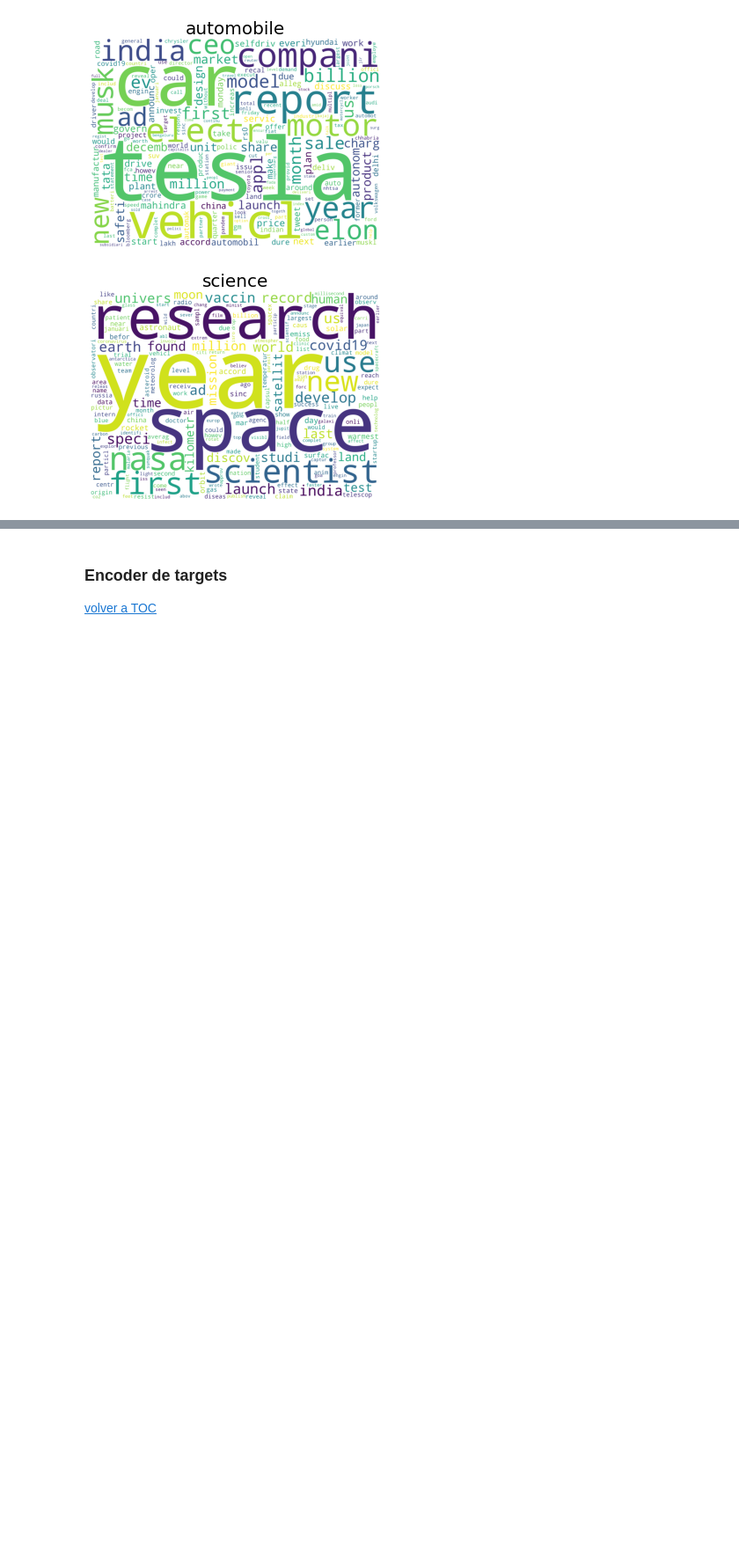
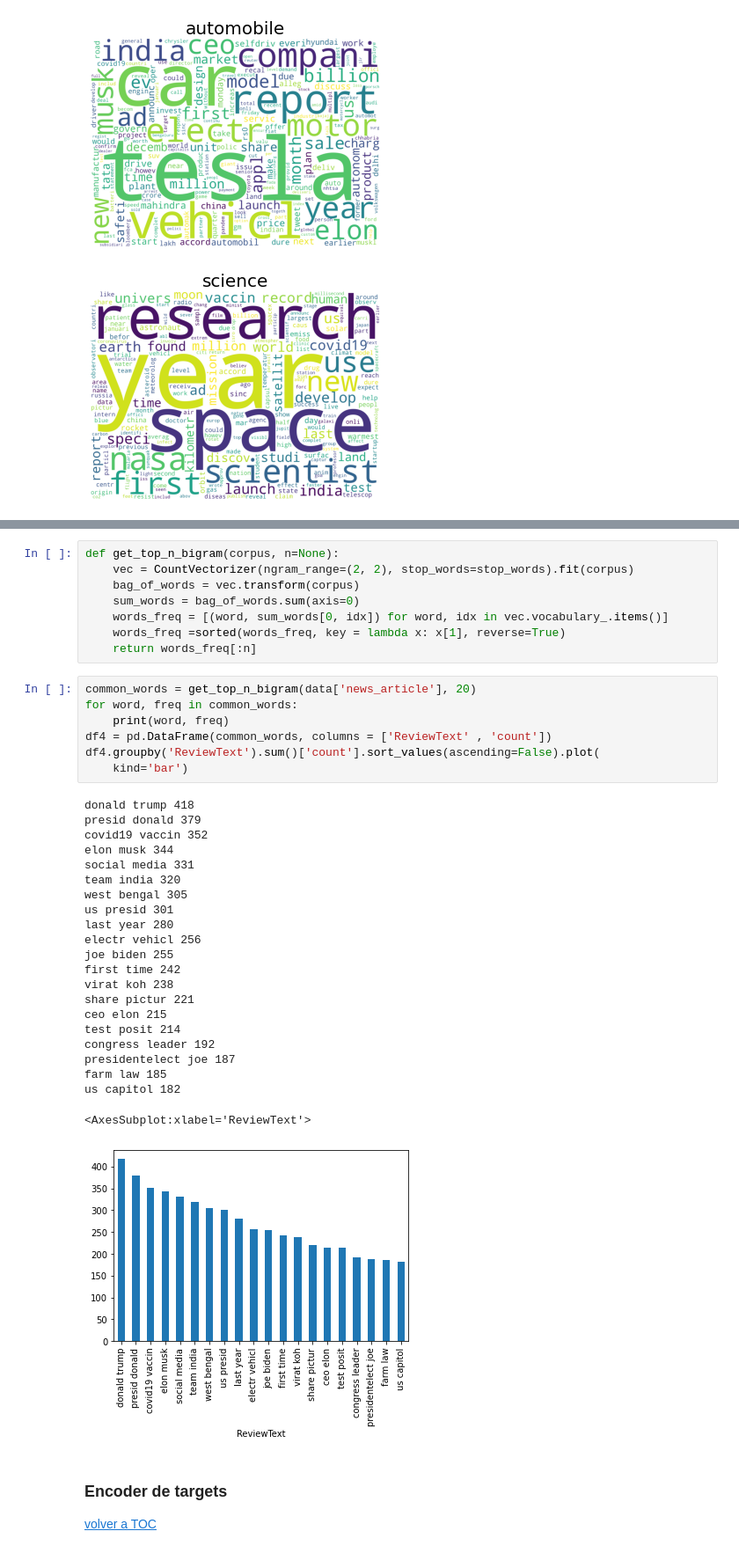
Before and after one commit to nachommm/desafio3, a Jupyter notebook: znews_clasification.ipynb, the cells around one changed output, grey strips where cells are left out. Shown at 88% size. Cells and saved outputs as stored; diff of their text form; blank space fills up the shorter version.

```diff
--- a/znews_clasification.ipynb
+++ b/znews_clasification.ipynb
@@ -227,3 +282,41 @@ for clase in clases:
+# %%
+def get_top_n_bigram(corpus, n=None):
+    vec = CountVectorizer(ngram_range=(2, 2), stop_words=stop_words).fit(corpus)
+    bag_of_words = vec.transform(corpus)
+    sum_words = bag_of_words.sum(axis=0)
+    words_freq = [(word, sum_words[0, idx]) for word, idx in vec.vocabulary_.items()]
+    words_freq =sorted(words_freq, key = lambda x: x[1], reverse=True)
+    return words_freq[:n]
+# %%
+common_words = get_top_n_bigram(data['news_article'], 20)
+for word, freq in common_words:
+    print(word, freq)
+df4 = pd.DataFrame(common_words, columns = ['ReviewText' , 'count'])
+df4.groupby('ReviewText').sum()['count'].sort_values(ascending=False).plot(
+    kind='bar')
+# %% [output]
+donald trump 418
+presid donald 379
+covid19 vaccin 352
+elon musk 344
+social media 331
+team india 320
+west bengal 305
+us presid 301
+last year 280
+electr vehicl 256
+joe biden 255
+first time 242
+virat koh 238
+share pictur 221
+ceo elon 215
+test posit 214
+congress leader 192
+presidentelect joe 187
+farm law 185
+us capitol 182
+<AxesSubplot:xlabel='ReviewText'>
+[figure, added]
 # %% [markdown]
 <a id="section_ordinalEncoder"></a>
 <h3>Encoder de targets</h3>
```
Also changed, not shown: parts of 7 cells of this notebook, 1 other file.
